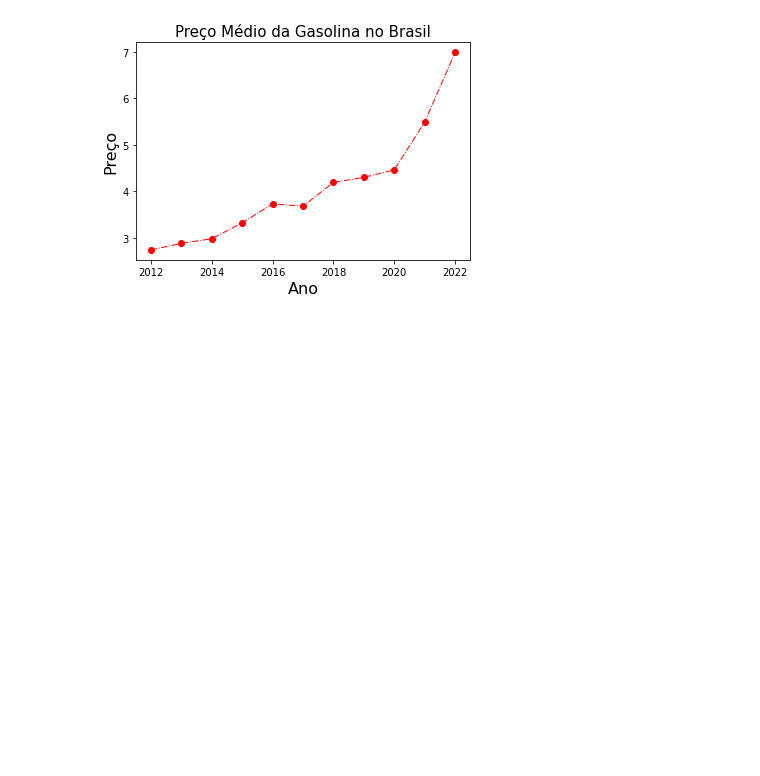
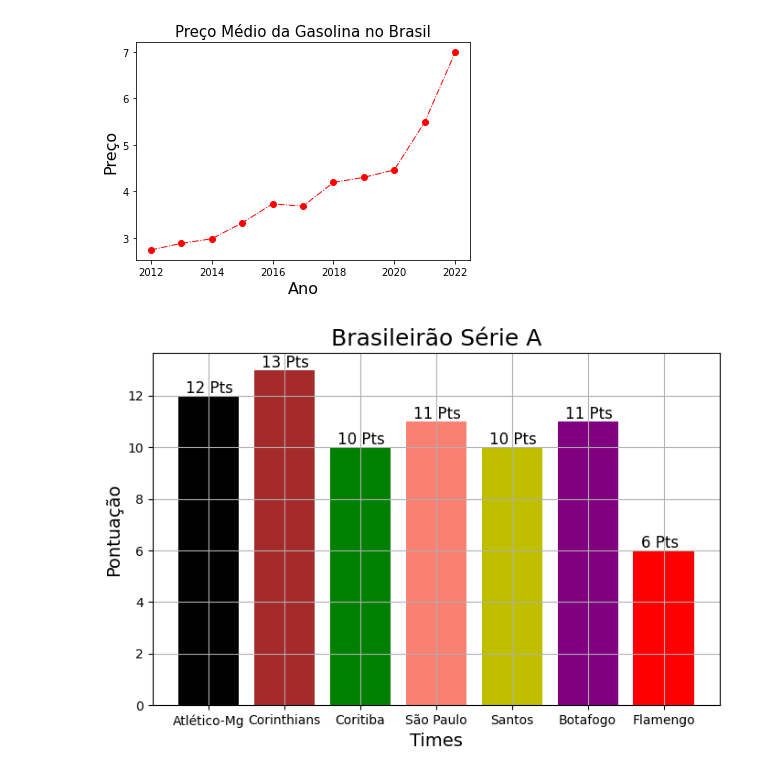
Before and after one commit to SperandioR/SperandioR, a Jupyter notebook: SI Python/projeto_octa.ipynb, the cells around one changed output. Cells and saved outputs as stored; diff of their text form; code cells hidden in the pictures; blank space fills up the shorter version.

Commit message:
jogo do brasileirão

```diff
--- a/SI Python/projeto_octa.ipynb
+++ b/SI Python/projeto_octa.ipynb
@@ -9,3 +9,26 @@ plt.xlabel('Ano', fontsize=16)
 plt.show()
 # %% [output]
 [figure]
+# %%
+import matplotlib.pyplot as plt
+names= ['Atlético-Mg','Corinthians', 'Coritiba', 'São Paulo', 'Santos', 'Botafogo', 'Flamengo']
+vals = [12, 13, 10, 11, 10,11, 6 ]
+fig, ax = plt.subplots(figsize = (8, 5))
+ax.bar(names, vals, color=['black','Brown', 'Green', 'Salmon', 'y', 'Purple', 'Red'])
+
+ax.set_title('Brasileirão Série A', fontsize = 18)
+
+ax.set_ylabel('Pontuação', fontsize = 14)
+ax.set_xlabel('Times', fontsize = 14)
+
+for idx, val in enumerate(vals):
+    txt = f'{val} Pts'
+    y_coord = val + 0.1
+    x_coord = idx - 0.30
+
+    ax.text(x=x_coord, y=y_coord, s=txt, fontsize=12)
+
+ax.grid()
+plt.show()
+# %% [output]
+[figure, added]
```
Also changed, not shown: parts of 1 cell of this notebook.
